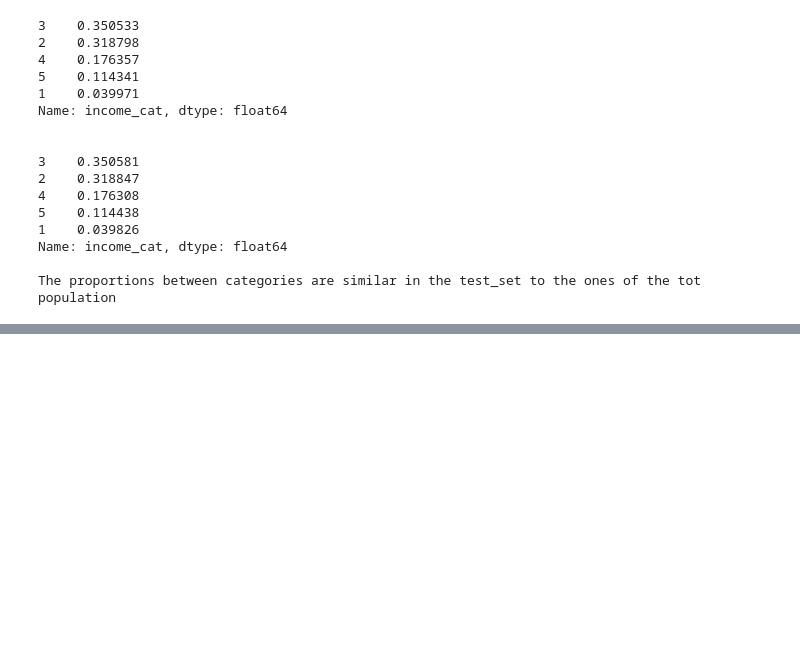
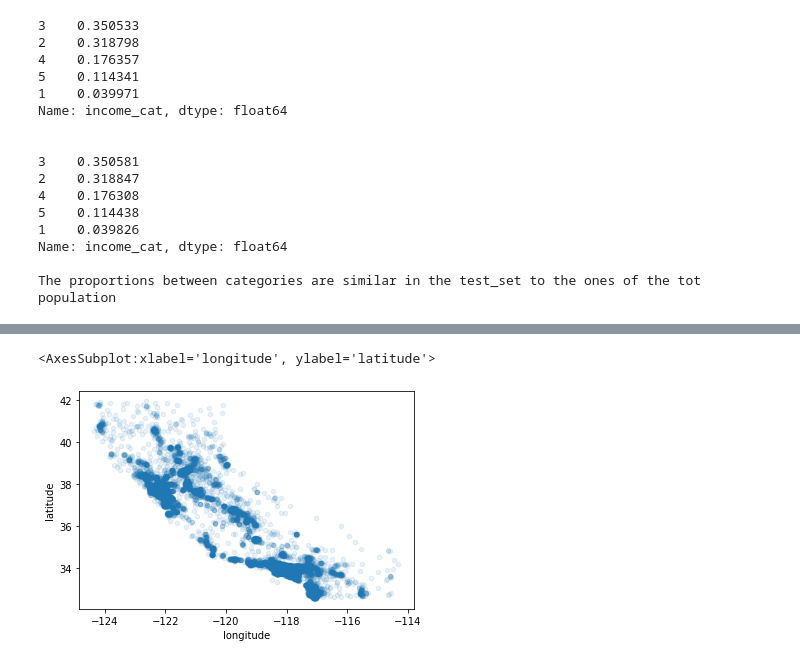
Before and after one commit to 4nemo0220/geron, a Jupyter notebook: Chapter2.ipynb, the cells around one changed output, grey strips where cells are left out. Cells and saved outputs as stored; diff of their text form; code cells hidden in the pictures; blank space fills up the shorter version.

```diff
--- a/Chapter2.ipynb
+++ b/Chapter2.ipynb
@@ -349,0 +356,10 @@ for set_ in (strat_train_set, strat_test_set):   # set_ is a entire set in tuple
+# %%
+# Create a copy of the stratified train set
+housing = strat_train_set.copy()
+
+
+# Plot district as scatter on longitude(x) and latitude(y)
+housing.plot(kind="scatter", x="longitude", y="latitude", alpha=0.1)
+# %% [output]
+<AxesSubplot:xlabel='longitude', ylabel='latitude'>
+[figure, added]
```
Also changed, not shown: parts of 46 cells of this notebook.
